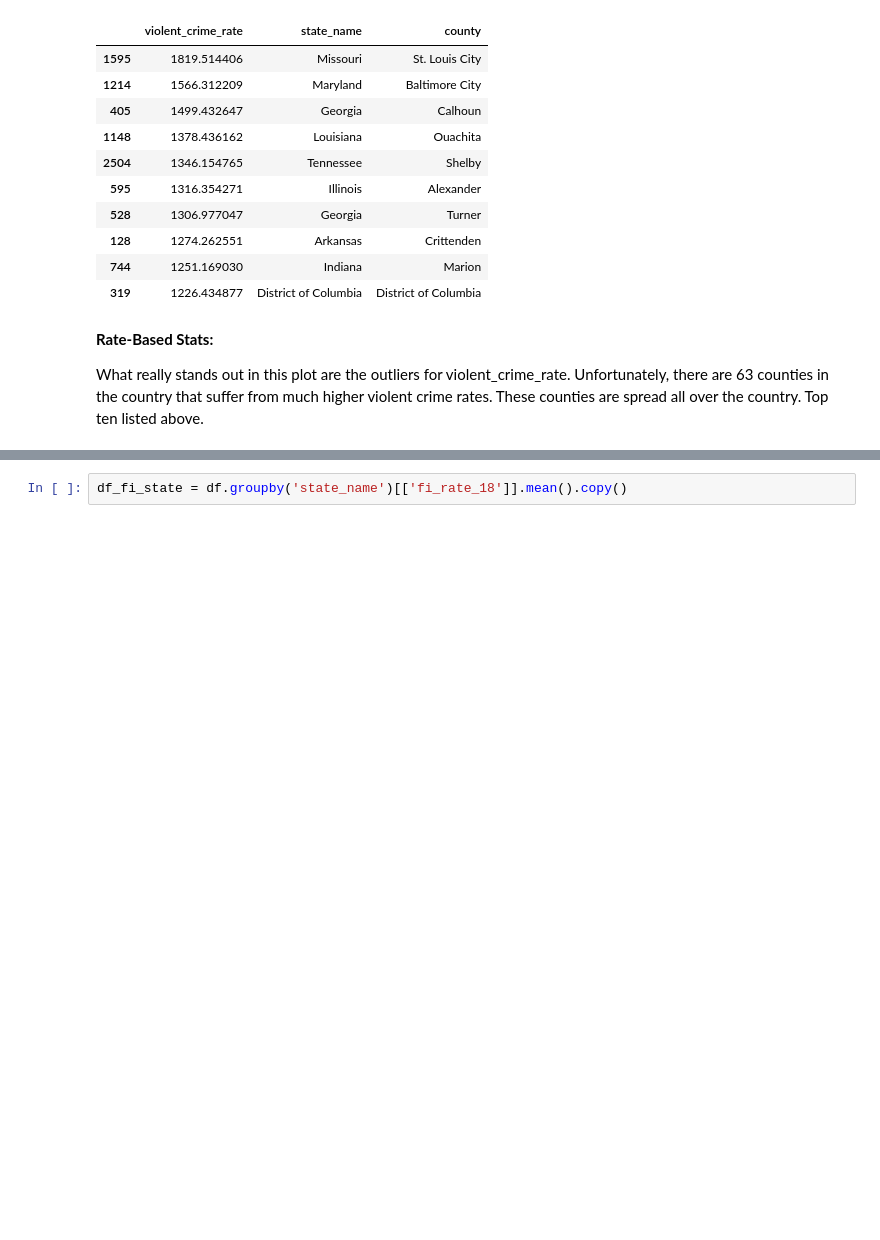
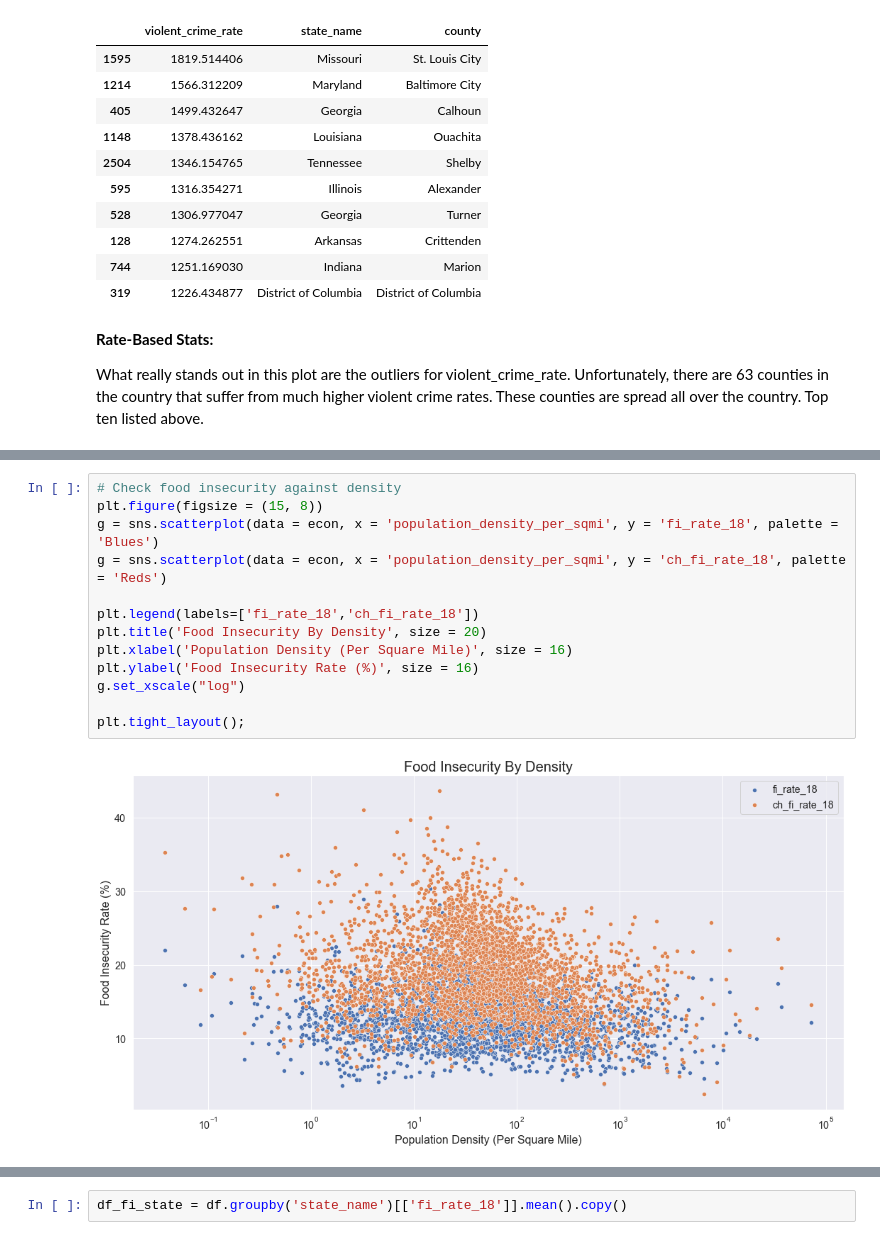
Before and after one commit to RyanCMcDonald/lancelot_group_project, a Jupyter notebook: 02_EDA.ipynb, the cells around one changed output, grey strips where cells are left out. Saved outputs shown, nothing was run; the diff lists cells and outputs as text; blank space fills up the shorter version.

```diff
--- a/02_EDA.ipynb
+++ b/02_EDA.ipynb
@@ -210,0 +285,15 @@ What really stands out in this plot are the outliers for violent_crime_rate.  Un
+# %%
+# Check food insecurity against density
+plt.figure(figsize = (15, 8))
+g = sns.scatterplot(data = econ, x = 'population_density_per_sqmi', y = 'fi_rate_18', palette = 'Blues')
+g = sns.scatterplot(data = econ, x = 'population_density_per_sqmi', y = 'ch_fi_rate_18', palette = 'Reds')
+
+plt.legend(labels=['fi_rate_18','ch_fi_rate_18'])
+plt.title('Food Insecurity By Density', size = 20)
+plt.xlabel('Population Density (Per Square Mile)', size = 16)
+plt.ylabel('Food Insecurity Rate (%)', size = 16)
+g.set_xscale("log")
+
+plt.tight_layout();
+# %% [output]
+[figure, added]
```
Also changed, not shown: parts of 16 cells of this notebook, 10 other files.
